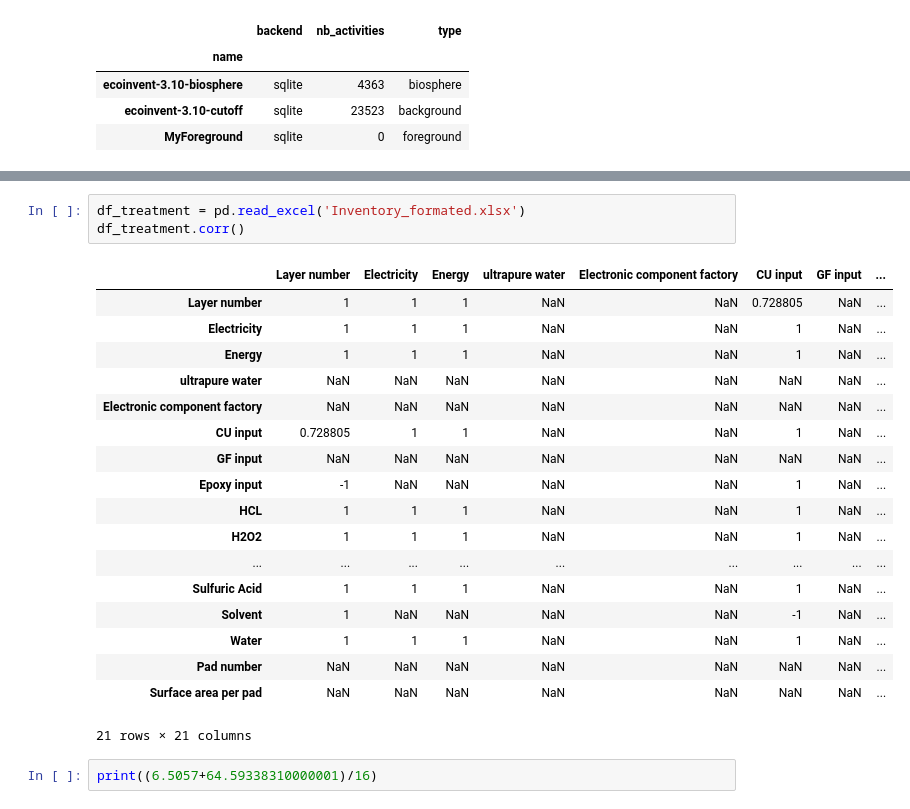
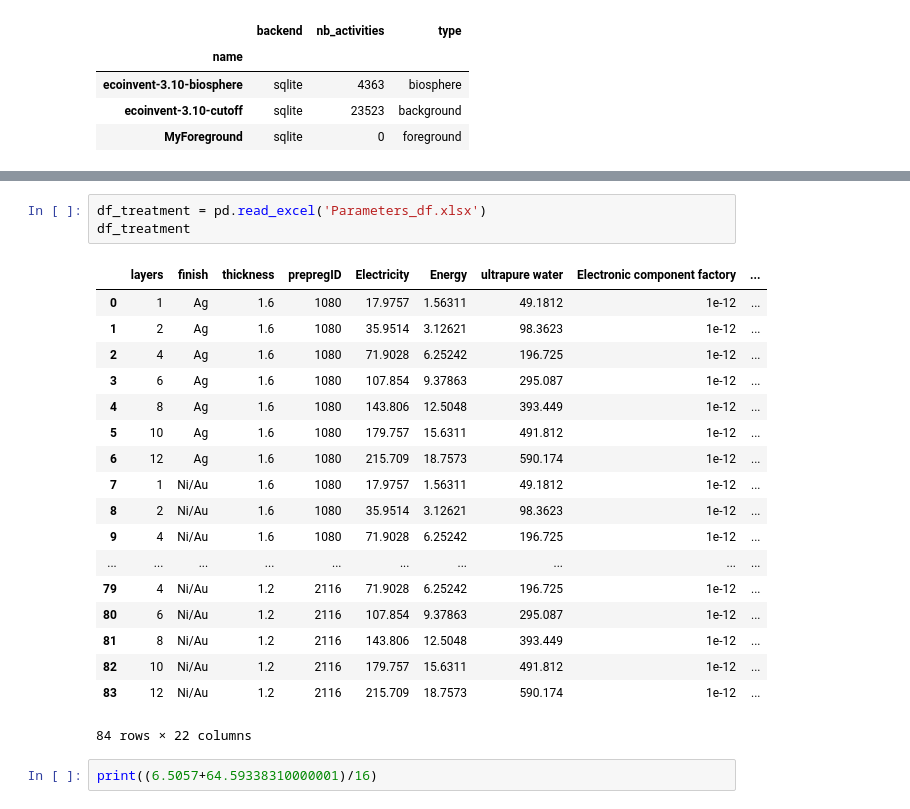
Before and after one commit to YannisRo/PCBs, a Jupyter notebook: PCB_data.ipynb, the cells around one changed output, grey strips where cells are left out. Drawn from its saved outputs; the diff is of its cells as text.

Commit message:
total inventory

```diff
--- a/PCB_data.ipynb
+++ b/PCB_data.ipynb
@@ -201,25 +205,25 @@ create_pcb_local_datastorage(True)
 # %%
-df_treatment = pd.read_excel('Inventory_formated.xlsx')
-df_treatment.corr()
+df_treatment = pd.read_excel('Parameters_df.xlsx')
+df_treatment
 # %% [output]
-|  | Layer number | Electricity | Energy | ultrapure water | Electronic component factory | CU input | GF input | ... |
-| Layer number | 1 | 1 | 1 | NaN | NaN | 0.728805 | NaN | ... |
-| Electricity | 1 | 1 | 1 | NaN | NaN | 1 | NaN | ... |
-| Energy | 1 | 1 | 1 | NaN | NaN | 1 | NaN | ... |
-| ultrapure water | NaN | NaN | NaN | NaN | NaN | NaN | NaN | ... |
-| Electronic component factory | NaN | NaN | NaN | NaN | NaN | NaN | NaN | ... |
-| CU input | 0.728805 | 1 | 1 | NaN | NaN | 1 | NaN | ... |
-| GF input | NaN | NaN | NaN | NaN | NaN | NaN | NaN | ... |
-| Epoxy input | -1 | NaN | NaN | NaN | NaN | 1 | NaN | ... |
-| HCL | 1 | 1 | 1 | NaN | NaN | 1 | NaN | ... |
-| H2O2 | 1 | 1 | 1 | NaN | NaN | 1 | NaN | ... |
-| ... | ... | ... | ... | ... | ... | ... | ... | ... |
-| Sulfuric Acid | 1 | 1 | 1 | NaN | NaN | 1 | NaN | ... |
-| Solvent | 1 | NaN | NaN | NaN | NaN | -1 | NaN | ... |
-| Water | 1 | 1 | 1 | NaN | NaN | 1 | NaN | ... |
-| Pad number | NaN | NaN | NaN | NaN | NaN | NaN | NaN | ... |
-| Surface area per pad | NaN | NaN | NaN | NaN | NaN | NaN | NaN | ... |
+|  | layers | finish | thickness | prepregID | Electricity | Energy | ultrapure water | Electronic component factory | ... |
+| 0 | 1 | Ag | 1.6 | 1080 | 17.9757 | 1.56311 | 49.1812 | 1e-12 | ... |
+| 1 | 2 | Ag | 1.6 | 1080 | 35.9514 | 3.12621 | 98.3623 | 1e-12 | ... |
+| 2 | 4 | Ag | 1.6 | 1080 | 71.9028 | 6.25242 | 196.725 | 1e-12 | ... |
+| 3 | 6 | Ag | 1.6 | 1080 | 107.854 | 9.37863 | 295.087 | 1e-12 | ... |
+| 4 | 8 | Ag | 1.6 | 1080 | 143.806 | 12.5048 | 393.449 | 1e-12 | ... |
+| 5 | 10 | Ag | 1.6 | 1080 | 179.757 | 15.6311 | 491.812 | 1e-12 | ... |
+| 6 | 12 | Ag | 1.6 | 1080 | 215.709 | 18.7573 | 590.174 | 1e-12 | ... |
+| 7 | 1 | Ni/Au | 1.6 | 1080 | 17.9757 | 1.56311 | 49.1812 | 1e-12 | ... |
+| 8 | 2 | Ni/Au | 1.6 | 1080 | 35.9514 | 3.12621 | 98.3623 | 1e-12 | ... |
+| 9 | 4 | Ni/Au | 1.6 | 1080 | 71.9028 | 6.25242 | 196.725 | 1e-12 | ... |
+| ... | ... | ... | ... | ... | ... | ... | ... | ... | ... |
+| 79 | 4 | Ni/Au | 1.2 | 2116 | 71.9028 | 6.25242 | 196.725 | 1e-12 | ... |
+| 80 | 6 | Ni/Au | 1.2 | 2116 | 107.854 | 9.37863 | 295.087 | 1e-12 | ... |
+| 81 | 8 | Ni/Au | 1.2 | 2116 | 143.806 | 12.5048 | 393.449 | 1e-12 | ... |
+| 82 | 10 | Ni/Au | 1.2 | 2116 | 179.757 | 15.6311 | 491.812 | 1e-12 | ... |
+| 83 | 12 | Ni/Au | 1.2 | 2116 | 215.709 | 18.7573 | 590.174 | 1e-12 | ... |
-21 rows × 21 columns
+84 rows × 22 columns
 # %%
 print((6.5057+64.59338310000001)/16)
 # %% [output]
```
Also changed, not shown: parts of 6 cells of this notebook, 1 other file.
